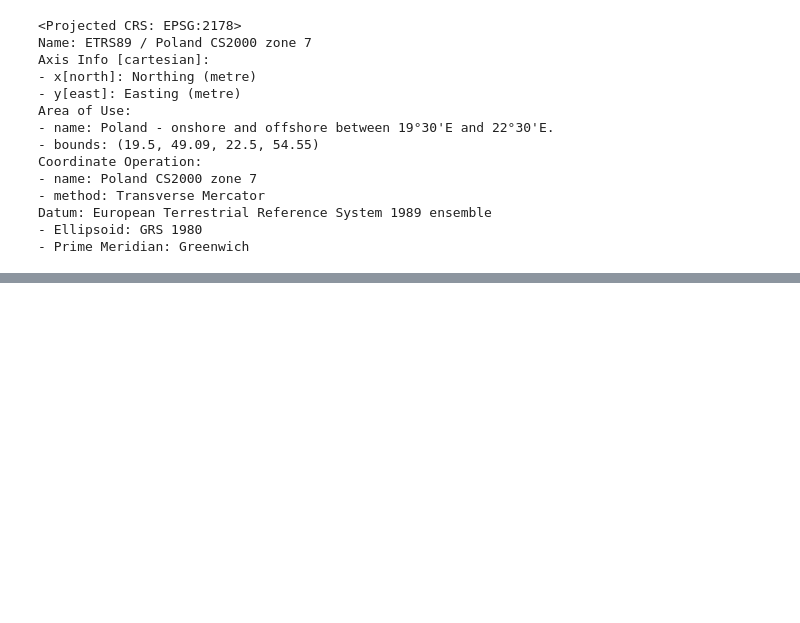
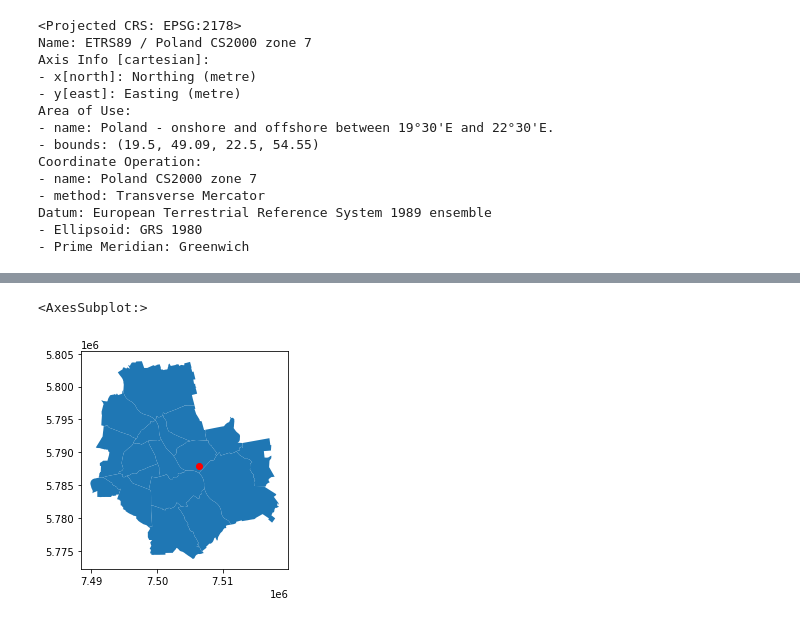
Before and after one commit to python-wizard-old/data_analysis_ztm_warsaw_buses, a Jupyter notebook: whole_process.ipynb, the cells around one changed output, grey strips where cells are left out. Cells and saved outputs as stored; diff of their text form; code cells hidden in the pictures; blank space fills up the shorter version.

```diff
--- a/whole_process.ipynb
+++ b/whole_process.ipynb
@@ -119,2 +103,0 @@ gdf
-# %%
-gdf['speed_km/h'] = gdf['speed_m/s'] * 3.6
@@ -226,0 +152,2 @@ gdf
+# %%
+bus = gdf.iloc[[829]]
@@ -227,3 +159,10 @@ gdf
+# %%
+fig, ax = plt.subplots()
+warsaw.plot(ax=ax)
+bus.plot(ax=ax, color='red')
+# %% [output]
+<AxesSubplot:>
+[figure, added]
 # %%
 pip = gdf.within(warsaw.loc[1, 'geometry'])
 # %%
```
Also changed, not shown: parts of 44 cells of this notebook, 2 other files.
